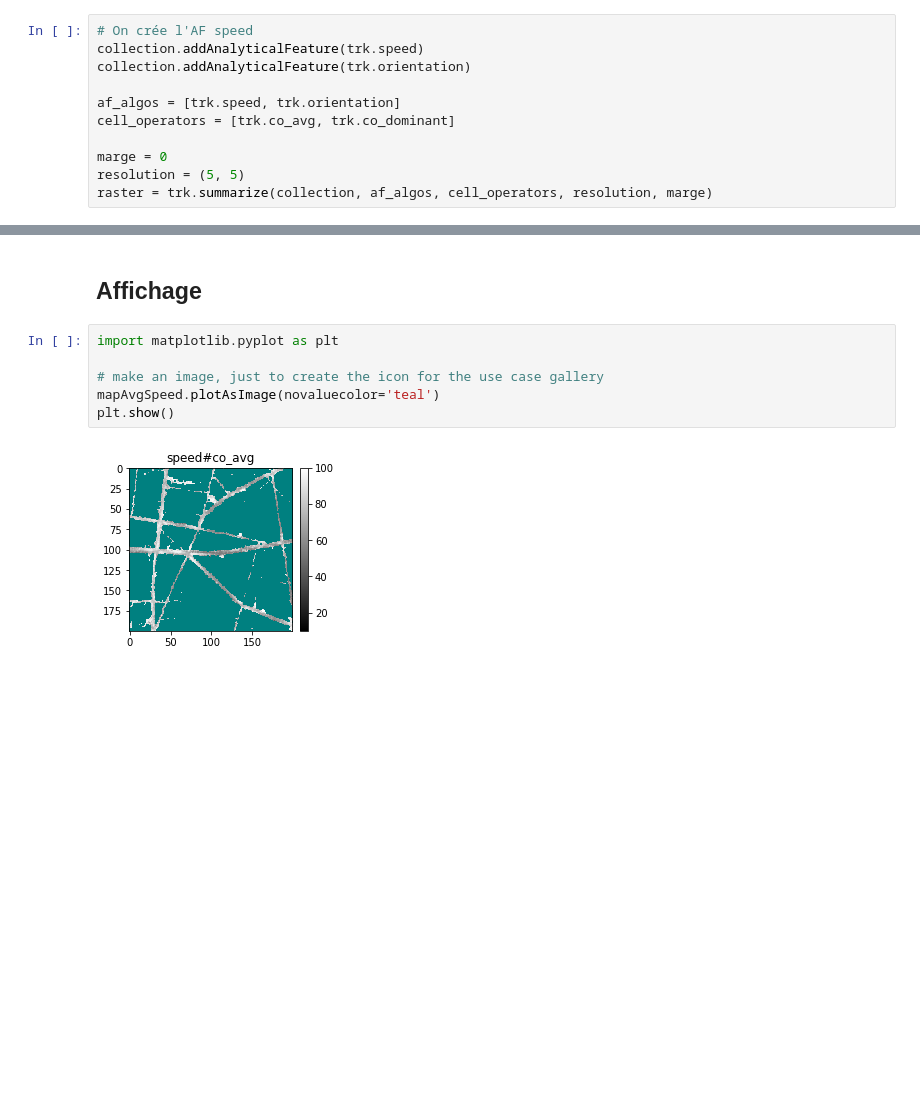
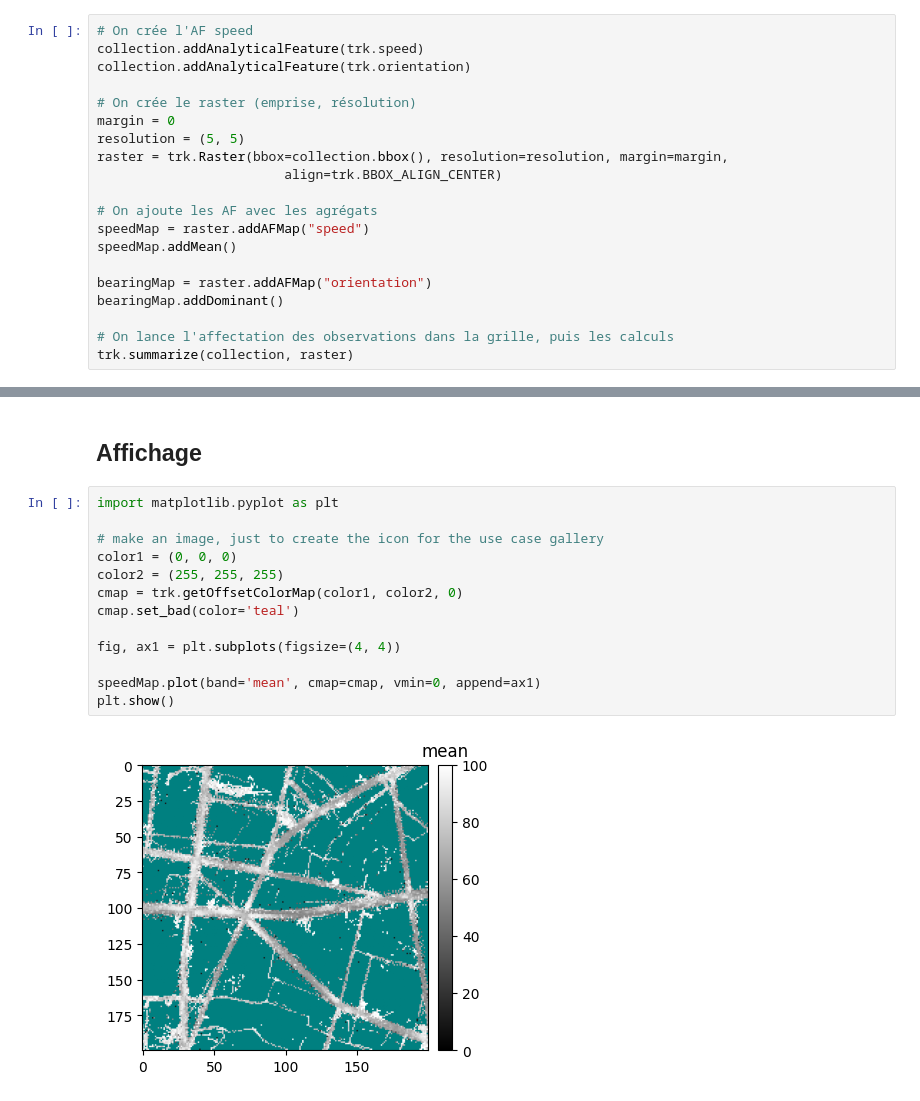
Before and after one commit to umrlastig/tracklib, a Jupyter notebook: doc/source/examples/Summarize.ipynb, the cells around one changed output, grey strips where cells are left out. Cells and saved outputs as stored; diff of their text form; blank space fills up the shorter version.

```diff
--- a/doc/source/examples/Summarize.ipynb
+++ b/doc/source/examples/Summarize.ipynb
@@ -90,12 +87,21 @@ Les scripts des deux AF qu'on prend existent déjà dans la librairie, sinon il
 collection.addAnalyticalFeature(trk.speed)
 collection.addAnalyticalFeature(trk.orientation)
 
-af_algos = [trk.speed, trk.orientation]
-cell_operators = [trk.co_avg, trk.co_dominant]
+# On crée le raster (emprise, résolution)
+margin = 0
+resolution = (5, 5)
+raster = trk.Raster(bbox=collection.bbox(), resolution=resolution, margin=margin,
+                        align=trk.BBOX_ALIGN_CENTER)
 
-marge = 0
-resolution = (5, 5)
-raster = trk.summarize(collection, af_algos, cell_operators, resolution, marge)
+# On ajoute les AF avec les agrégats
+speedMap = raster.addAFMap("speed")
+speedMap.addMean()
+
+bearingMap = raster.addAFMap("orientation")
+bearingMap.addDominant()
+
+# On lance l'affectation des observations dans la grille, puis les calculs
+trk.summarize(collection, raster)
 # %% [markdown]
 ## Conversion des indicateurs en 8-bit grayscale
 
@@ -141,11 +146,18 @@ for i in range(raster.nrow):
 # %%
 import matplotlib.pyplot as plt
 
 # make an image, just to create the icon for the use case gallery
-mapAvgSpeed.plotAsImage(novaluecolor='teal')
+color1 = (0, 0, 0)
+color2 = (255, 255, 255)
+cmap = trk.getOffsetColorMap(color1, color2, 0)
+cmap.set_bad(color='teal')
+
+fig, ax1 = plt.subplots(figsize=(4, 4))
+
+speedMap.plot(band='mean', cmap=cmap, vmin=0, append=ax1)
 plt.show()
 # %% [output]
-[figure, old version]
+[figure, new version]
 # %%
 fig = plt.figure(figsize=(16, 8))
 
```
Also changed, not shown: parts of 5 cells of this notebook, 2 other files.
